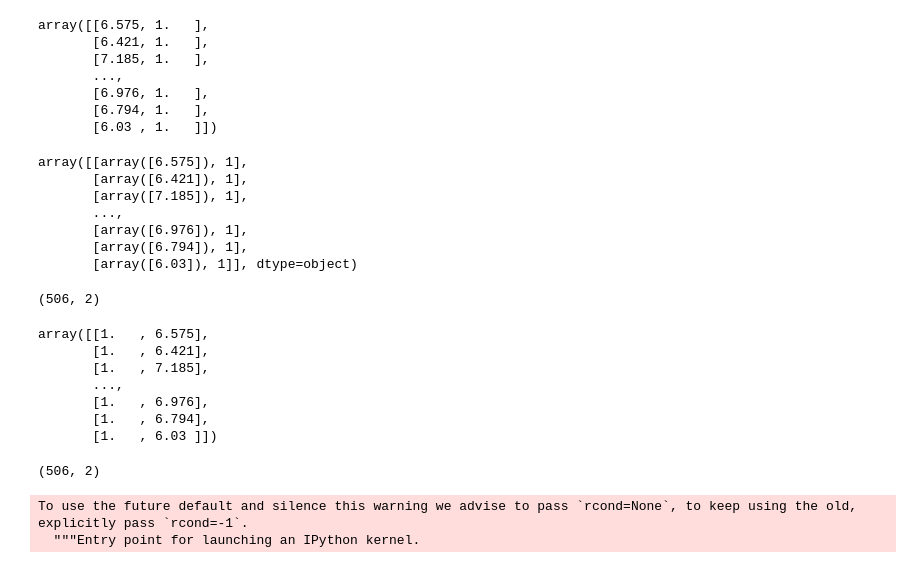
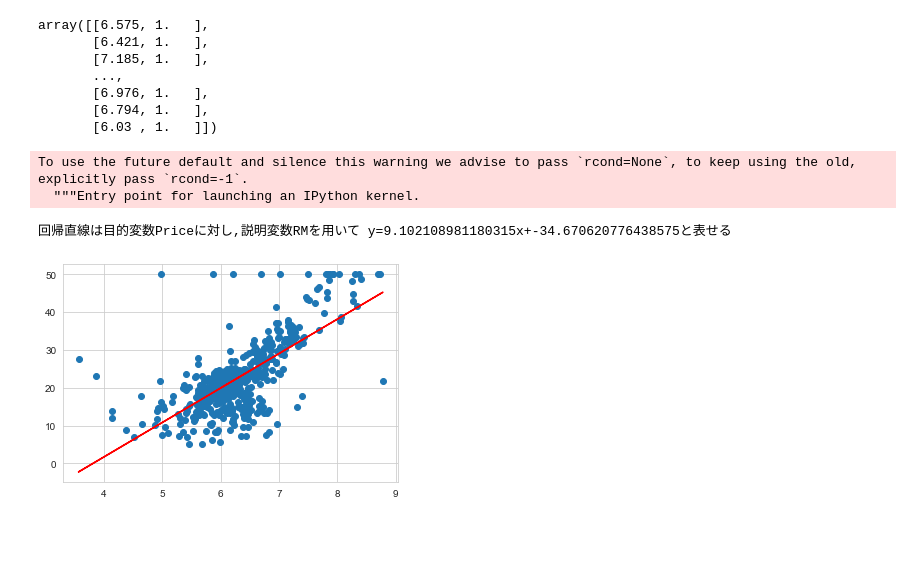
Before and after one commit to fujispooo/datascience, a Jupyter notebook: Lec71.ipynb, the cells around one changed output. Drawn from its saved outputs; the diff is of its cells as text; code cells hidden in the pictures; blank space fills up the shorter version.

```diff
--- a/Lec71.ipynb
+++ b/Lec71.ipynb
@@ -133,8 +155,6 @@ Y = boston_df.Price
 # %%
-E1 = np.array([[value,1] for value in X])
-E1
-E4 = np.array([[value[0],1] for value in X])
-E4
+X = np.array([[value[0],1] for value in X])
+X
 # %% [output]
 array([[6.575, 1.   ],
        [6.421, 1.   ],
@@ -143,39 +163,18 @@ array([[6.575, 1.   ],
        [6.976, 1.   ],
        [6.794, 1.   ],
        [6.03 , 1.   ]])
-# %%
-E3 = [[value,1] for value in X]
-E3= np.array(E3)
-E3
-# %% [output]
-array([[array([6.575]), 1],
-       [array([6.421]), 1],
-       [array([7.185]), 1],
-       ...,
-       [array([6.976]), 1],
-       [array([6.794]), 1],
-       [array([6.03]), 1]], dtype=object)
-# %%
-E1.shape
-# %% [output]
-(506, 2)
-# %%
-E2 = add_dummy_feature(X)
-E2
-# %% [output]
-array([[1.   , 6.575],
-       [1.   , 6.421],
-       [1.   , 7.185],
-       ...,
-       [1.   , 6.976],
-       [1.   , 6.794],
-       [1.   , 6.03 ]])
-# %%
-E2.shape
-# %% [output]
-(506, 2)
 # %%
-a,b  = np.linalg.lstsq(E4,Y)[0]
+a,b  = np.linalg.lstsq(X,Y)[0]
 # %% [output]
 To use the future default and silence this warning we advise to pass `rcond=None`, to keep using the old, explicitly pass `rcond=-1`.
   """Entry point for launching an IPython kernel.
+# %%
+plt.plot(boston_df.RM,boston_df.Price,'o')
+
+x = boston_df.RM
+plt.plot(x, a*x+b,'r')
+
+print('回帰直線は目的変数Priceに対し,説明変数RMを用いて y={}x+{}と表せる'.format(a,b))
+# %% [output]
+回帰直線は目的変数Priceに対し,説明変数RMを用いて y=9.102108981180315x+-34.670620776438575と表せる
+[figure, added]
```
Also changed, not shown: parts of 19 cells of this notebook.
